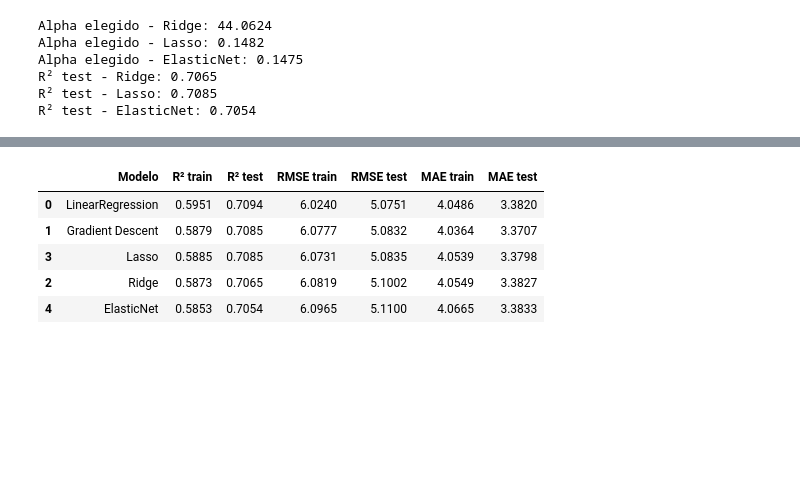
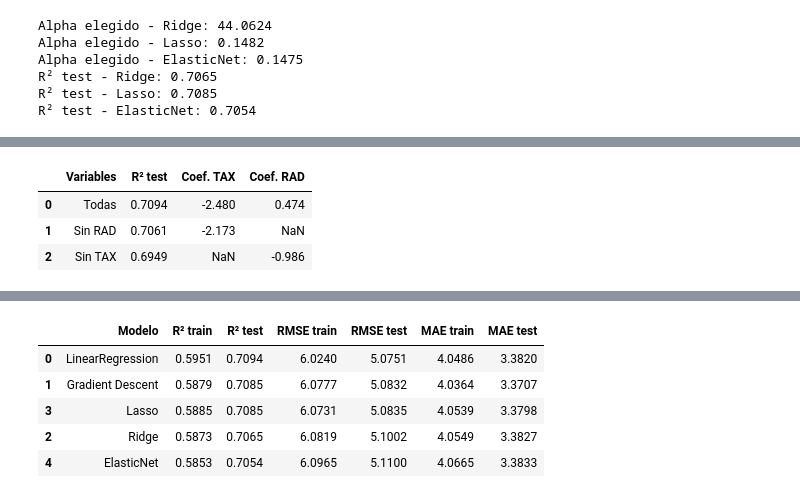
Before and after one commit to fabriziopaladini/TP_AA1_Aguirre_Gambande_Paladini, a Jupyter notebook: tp1-regresion/TP-regresion-AA1.ipynb, the cells around one changed output, grey strips where cells are left out. Drawn from its saved outputs; the diff is of its cells as text; code cells hidden in the pictures; blank space fills up the shorter version.

Commit message:
Agregar comparacion RAD-TAX, nota sobre MSE, variabilidad por semilla y actualizar README

```diff
--- a/tp1-regresion/TP-regresion-AA1.ipynb
+++ b/tp1-regresion/TP-regresion-AA1.ipynb
@@ -1498,0 +1506,32 @@ Ridge eligió alpha≈44.0624, Lasso alpha≈0.1482 y ElasticNet alpha≈0.1475.
+# %%
+# Comparación: LinearRegression con todas las variables vs sacando RAD vs sacando TAX
+cols_sin_rad = [c for c in X_train_scaled.columns if c != 'RAD']
+cols_sin_tax = [c for c in X_train_scaled.columns if c != 'TAX']
+
+lr_sin_rad = LinearRegression().fit(X_train_scaled[cols_sin_rad], y_train)
+lr_sin_tax = LinearRegression().fit(X_train_scaled[cols_sin_tax], y_train)
+
+comparacion_rad_tax = pd.DataFrame({
+    'Variables': ['Todas', 'Sin RAD', 'Sin TAX'],
+    'R² test': [
+        round(modelo_lr.score(X_test_scaled, y_test), 4),
+        round(lr_sin_rad.score(X_test_scaled[cols_sin_rad], y_test), 4),
+        round(lr_sin_tax.score(X_test_scaled[cols_sin_tax], y_test), 4),
+    ],
+    'Coef. TAX': [
+        round(modelo_lr.coef_[list(X_train_scaled.columns).index('TAX')], 3),
+        round(lr_sin_rad.coef_[cols_sin_rad.index('TAX')], 3),
+        None,
+    ],
+    'Coef. RAD': [
+        round(modelo_lr.coef_[list(X_train_scaled.columns).index('RAD')], 3),
+        None,
+        round(lr_sin_tax.coef_[cols_sin_tax.index('RAD')], 3),
+    ],
+})
+comparacion_rad_tax
+# %% [output]
+|  | Variables | R² test | Coef. TAX | Coef. RAD |
+| 0 | Todas | 0.7094 | -2.480 | 0.474 |
+| 1 | Sin RAD | 0.7061 | -2.173 | NaN |
+| 2 | Sin TAX | 0.6949 | NaN | -0.986 |
```
Also changed, not shown: parts of 24 cells of this notebook, 1 other file.
